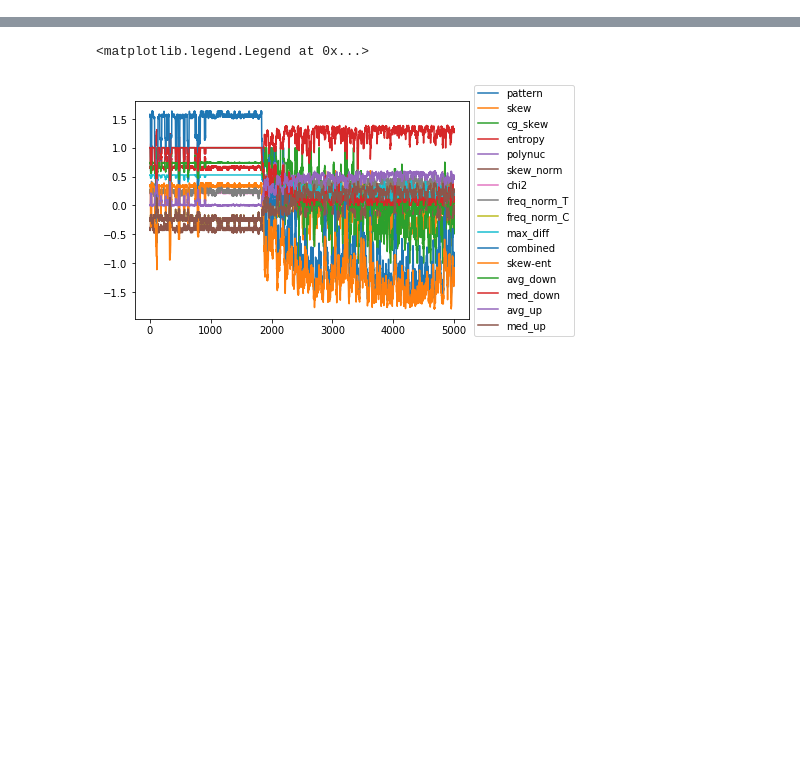
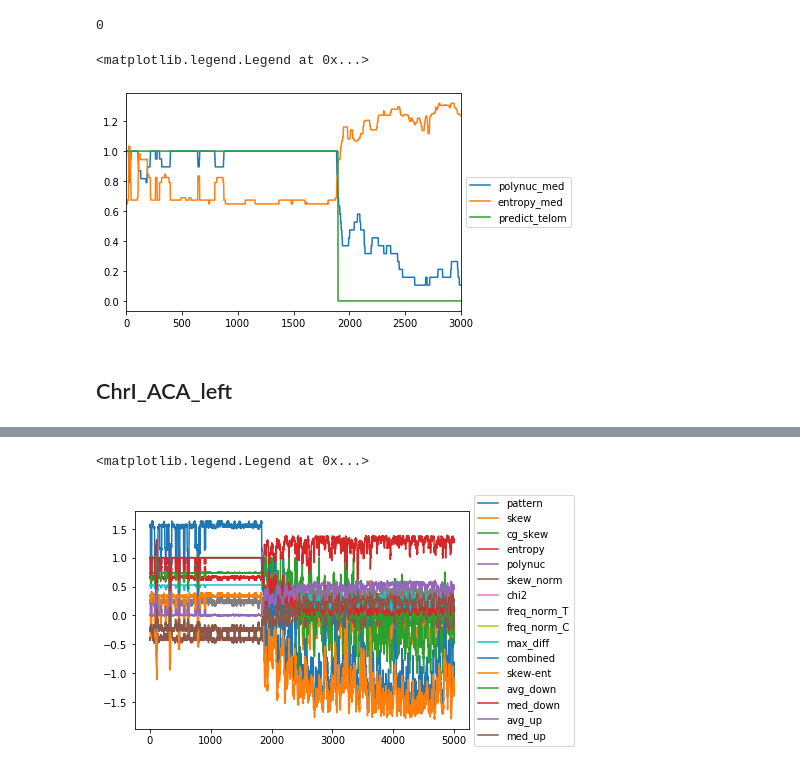
Before and after one commit to GillesFischerSorbonne/telofinder, a Jupyter notebook: telofinder/python_script/analyse_telom_testing.ipynb, the cells around one changed output, grey strips where cells are left out. Saved outputs shown, nothing was run; the diff lists cells and outputs as text; code cells hidden in the pictures; blank space fills up the shorter version.

```diff
--- a/telofinder/python_script/analyse_telom_testing.ipynb
+++ b/telofinder/python_script/analyse_telom_testing.ipynb
@@ -51,0 +32,11 @@ seq_df
+# %%
+seq_df_utg84["predict_telom"].isna().sum()
+# %% [output]
+0
+# %%
+seq_df_utg84.loc["utg84", "utg84"].loc[0:3000, ["polynuc_med", "entropy_med", "predict_telom"]].plot().legend(loc='center left', bbox_to_anchor=(1, 0.5))
+# %% [output]
+<matplotlib.legend.Legend at 0x...>
+[figure, added]
+# %% [markdown]
+## ChrI_ACA_left
```
Also changed, not shown: parts of 13 cells of this notebook.
